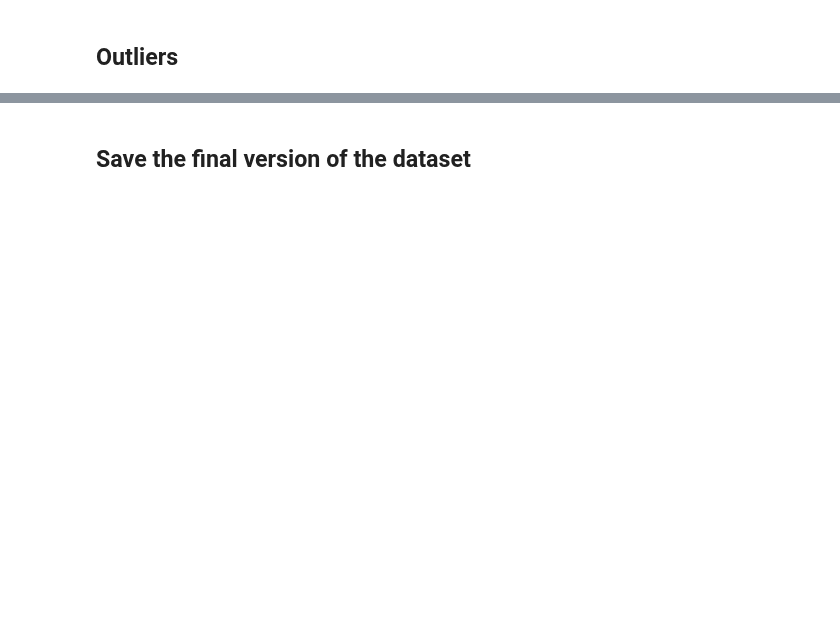
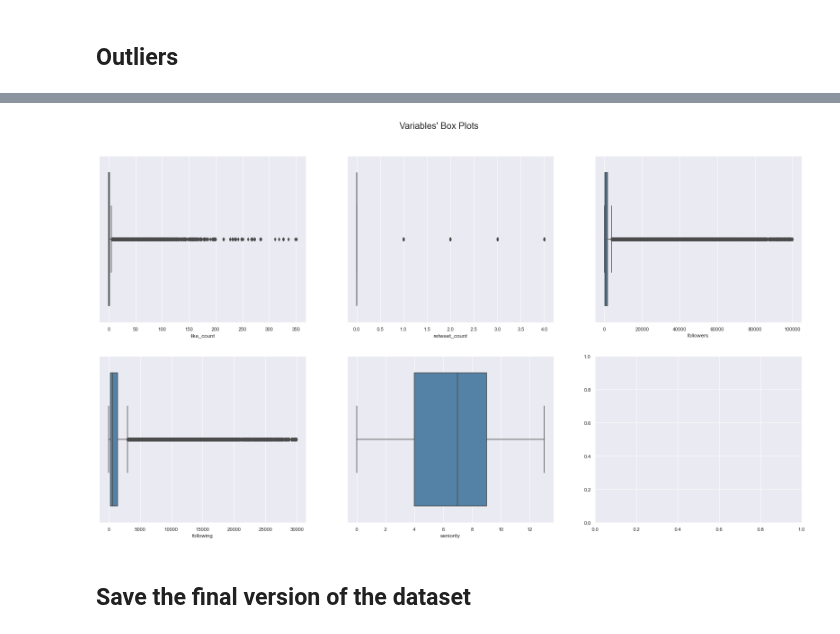
Before and after one commit to MiguelDordio/InformationFlow, a Jupyter notebook: Twitter/analysis/data_processing_transformation.ipynb, the cells around one changed output, grey strips where cells are left out. Cells and saved outputs as stored; diff of their text form; code cells hidden in the pictures; blank space fills up the shorter version.

```diff
--- a/Twitter/analysis/data_processing_transformation.ipynb
+++ b/Twitter/analysis/data_processing_transformation.ipynb
@@ -234,3 +310,7 @@ Percentage of tweets with atleast 1 retweet removed: 2.9742 %
+# %%
+boxplot(df_test, var_outliers_imp)
+# %% [output]
+[figure, added]
 # %% [markdown]
 ## Save the final version of the dataset
 # %%
```
Also changed, not shown: parts of 16 cells of this notebook, 2 other files.
